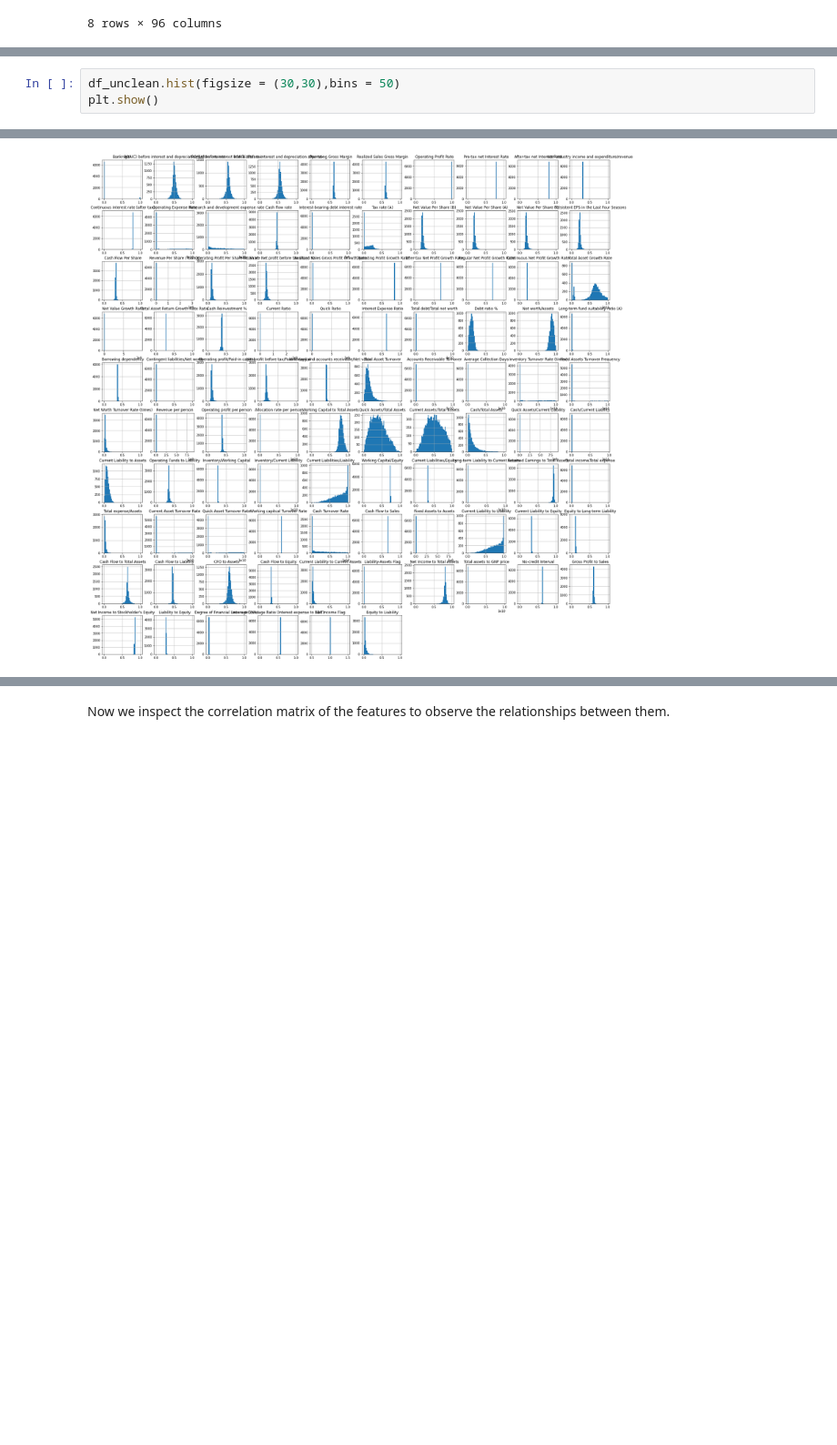
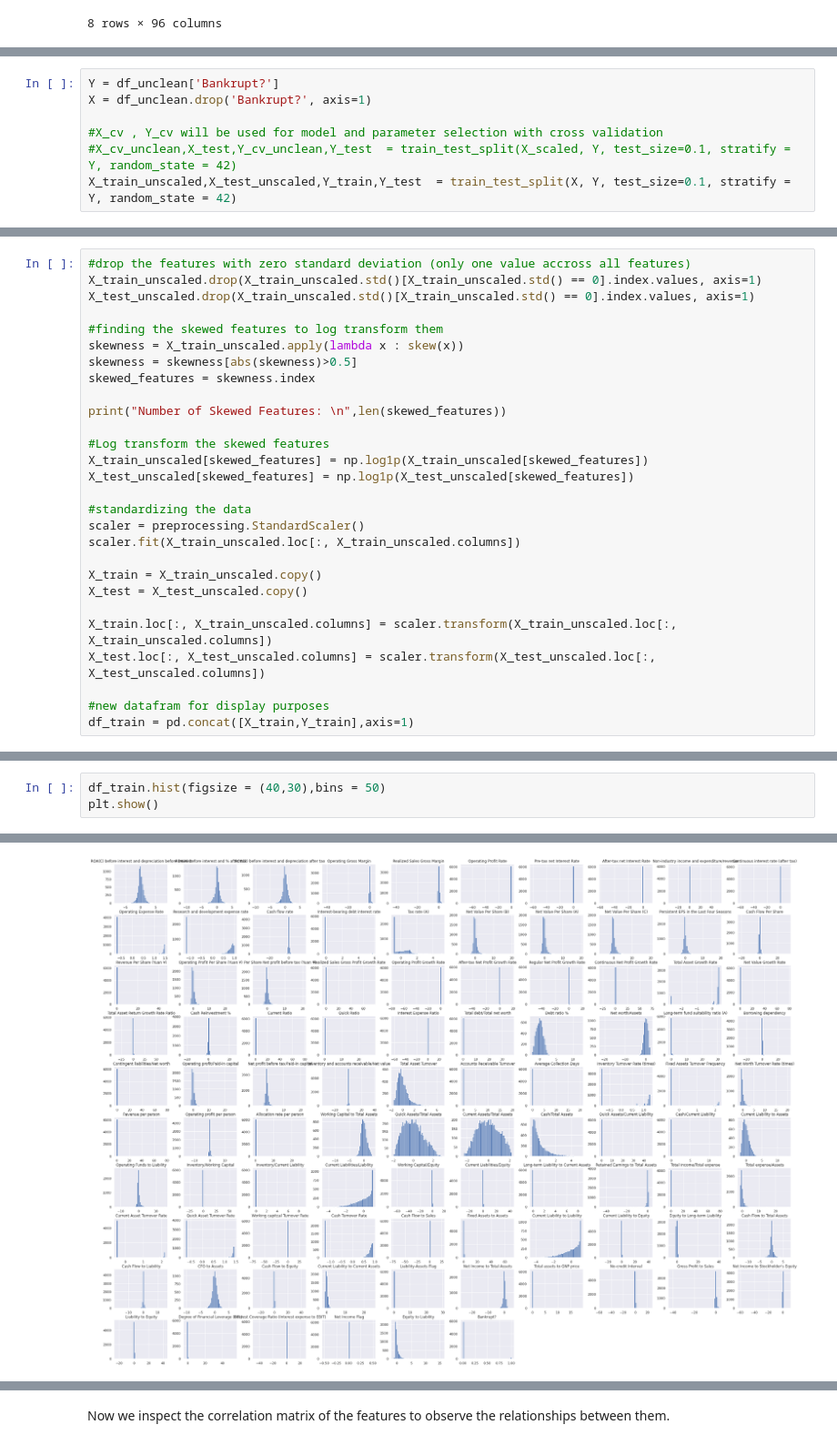
Before and after one commit to Ertugrulmert/Company-Bankruptcy-Estimation, a Jupyter notebook: Company_Bankruptcy_Prediction.ipynb, the cells around one changed output, grey strips where cells are left out. Shown at 91% size. Drawn from its saved outputs; the diff is of its cells as text; blank space fills up the shorter version.

Commit message:
Added more feature engineering, changed feature selection methods, combined PCA and original features

```diff
--- a/Company_Bankruptcy_Prediction.ipynb
+++ b/Company_Bankruptcy_Prediction.ipynb
@@ -100,0 +122,7 @@ df_unclean.describe()
+# %%
+Y = df_unclean['Bankrupt?']
+X = df_unclean.drop('Bankrupt?', axis=1)
+
+#X_cv , Y_cv will be used for model and parameter selection with cross validation
+#X_cv_unclean,X_test,Y_cv_unclean,Y_test  = train_test_split(X_scaled, Y, test_size=0.1, stratify = Y, random_state = 42)
+X_train_unscaled,X_test_unscaled,Y_train,Y_test  = train_test_split(X, Y, test_size=0.1, stratify = Y, random_state = 42)
@@ -100,0 +133,28 @@ df_unclean.describe()
+# %%
+#drop the features with zero standard deviation (only one value accross all features)
+X_train_unscaled.drop(X_train_unscaled.std()[X_train_unscaled.std() == 0].index.values, axis=1)
+X_test_unscaled.drop(X_train_unscaled.std()[X_train_unscaled.std() == 0].index.values, axis=1)
+
+#finding the skewed features to log transform them
+skewness = X_train_unscaled.apply(lambda x : skew(x))
+skewness = skewness[abs(skewness)>0.5]
+skewed_features = skewness.index
+
+print("Number of Skewed Features: \n",len(skewed_features))
+
+#Log transform the skewed features
+X_train_unscaled[skewed_features] = np.log1p(X_train_unscaled[skewed_features])
+X_test_unscaled[skewed_features] = np.log1p(X_test_unscaled[skewed_features])
+
+#standardizing the data
+scaler = preprocessing.StandardScaler()
+scaler.fit(X_train_unscaled.loc[:, X_train_unscaled.columns])
+
+X_train = X_train_unscaled.copy()
+X_test = X_test_unscaled.copy()
+
+X_train.loc[:, X_train_unscaled.columns] = scaler.transform(X_train_unscaled.loc[:, X_train_unscaled.columns])
+X_test.loc[:, X_test_unscaled.columns] = scaler.transform(X_test_unscaled.loc[:, X_test_unscaled.columns])
+
+#new datafram for display purposes
+df_train = pd.concat([X_train,Y_train],axis=1)
@@ -104,8 +172,8 @@ df_unclean.describe()
 # %%
-df_unclean.hist(figsize = (30,30),bins = 50)
+df_train.hist(figsize = (40,30),bins = 50)
 plt.show()
 # %% [output]
 The is_first_col function was deprecated in Matplotlib 3.4 and will be removed two minor releases later. Use ax.get_subplotspec().is_first_col() instead.
   if ax.is_first_col():
-[figure, old version]
+[figure, new version]
 # %% [markdown]
```
Also changed, not shown: parts of 71 cells of this notebook.
